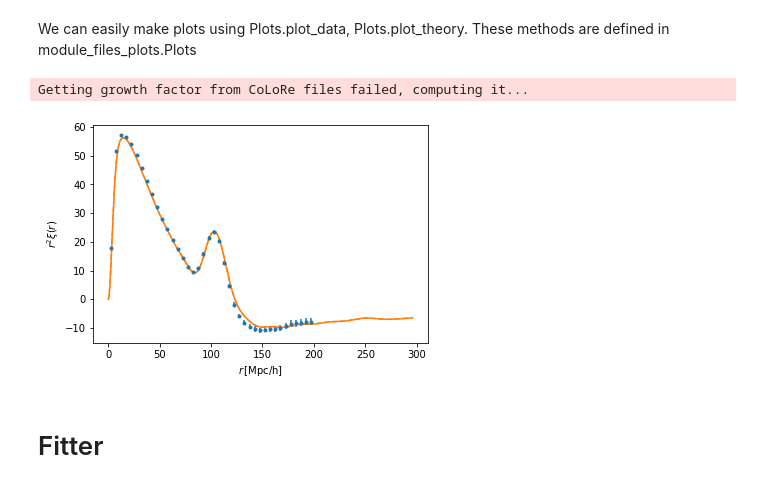
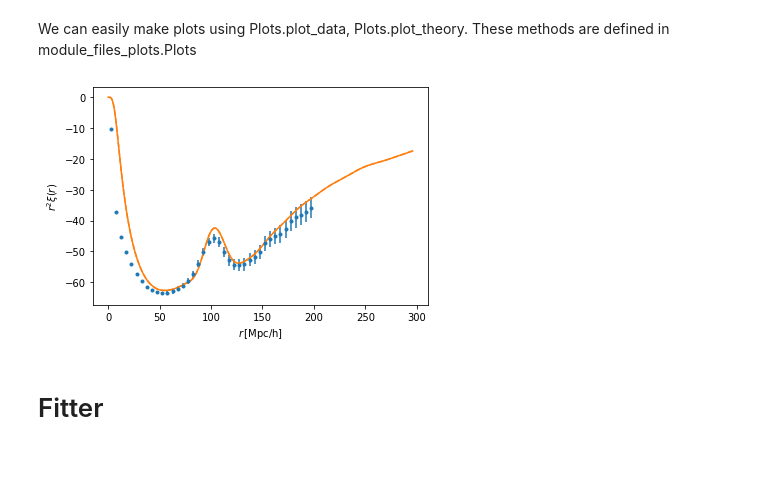
Before and after one commit to cramirezpe/modules-corrf-analysis, a Jupyter notebook: simple_tutorial.ipynb, the cells around one changed output. Cells and saved outputs as stored; diff of their text form; code cells hidden in the pictures; blank space fills up the shorter version.

```diff
--- a/simple_tutorial.ipynb
+++ b/simple_tutorial.ipynb
@@ -14,7 +18,7 @@ Create theory object:
 # %%
 theory = ComputeModelsCoLoRe(
     box_path=theory_path,
-    source=1,
+    source=2,
     nz_filename=nz_filename,
     pk_filename=pk_filename,
     param_cfg_filename='/global/cscratch1/sd/damonge/CoLoRe_sims/sim1000/out_params.cfg',
@@ -44,13 +48,12 @@ We can easily make plots using Plots.plot_data, Plots.plot_theory. These methods
 z = theory.get_zeff(zmin=0.5, zmax=0.7)
 # %%
 fig, ax = plt.subplots()
-pole=0
+pole=2
 
 Plots.plot_data(pole=pole, boxes=boxes, ax=ax, plot_args=dict(c='C0', label='data'))
 Plots.plot_theory(pole=pole, theory=theory, z=z, bias=1.3, rsd=True, ax=ax, plot_args=dict(c='C1', label='model'))
 # %% [output]
-Getting growth factor from CoLoRe files failed, computing it...
-[figure, old version]
+[figure, new version]
 # %% [markdown]
 # Fitter
 # %% [markdown]
```
Also changed, not shown: parts of 6 cells of this notebook.
